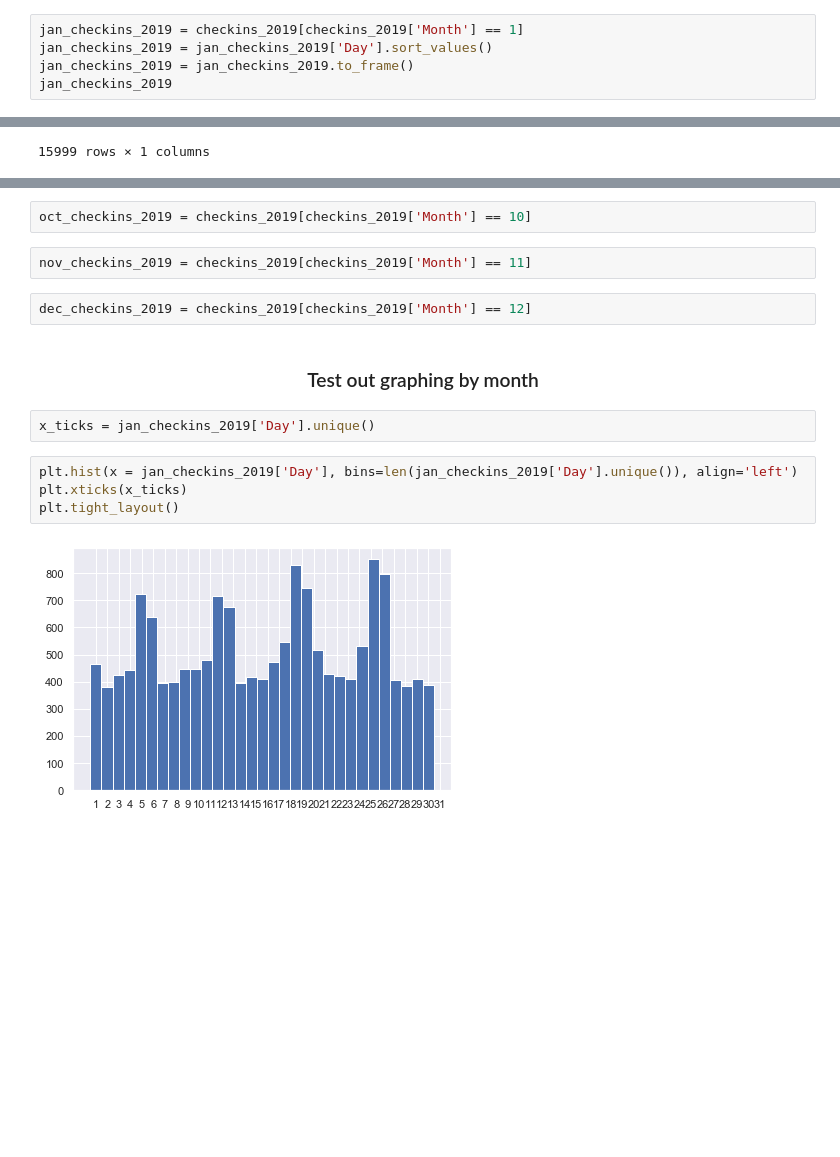
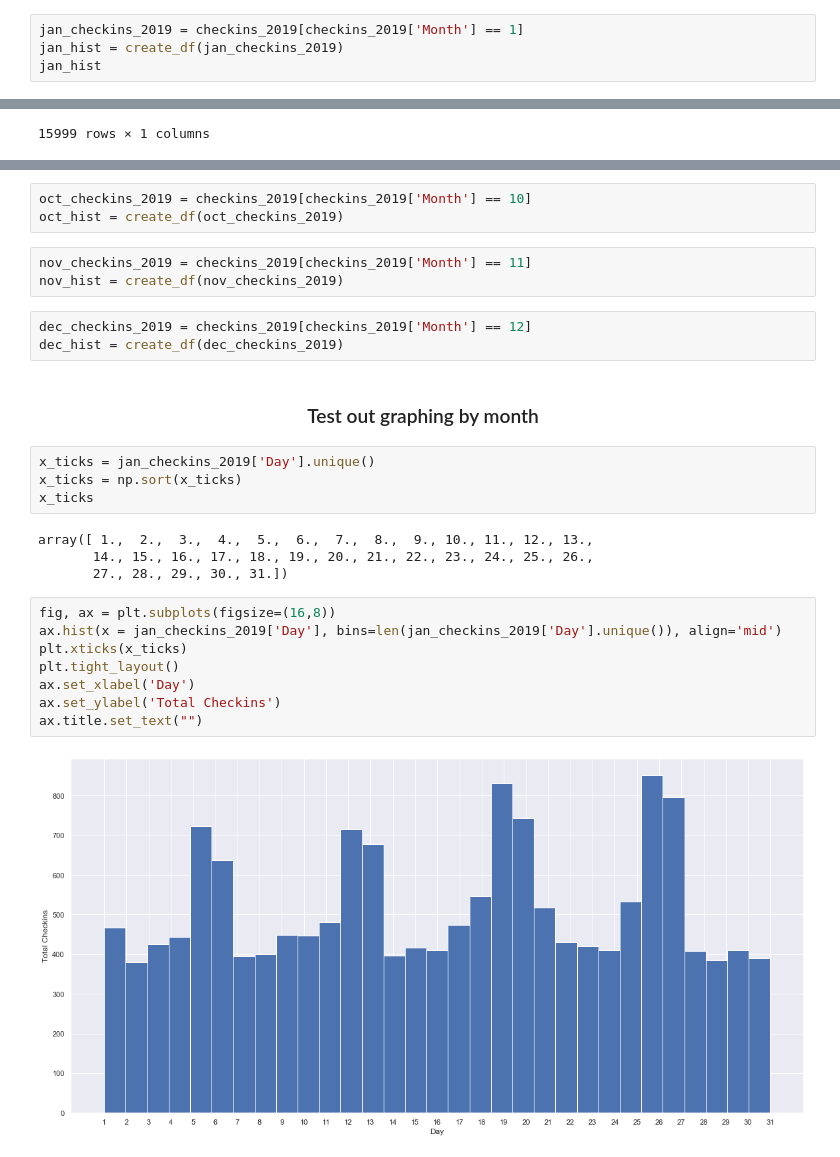
Before and after one commit to egitit/Yelp_Business_Check-ins_and_The-Weather, a Jupyter notebook: yelp_checkin_eda.ipynb, the cells around one changed output, grey strips where cells are left out. Saved outputs shown, nothing was run; the diff lists cells and outputs as text; blank space fills up the shorter version.

```diff
--- a/yelp_checkin_eda.ipynb
+++ b/yelp_checkin_eda.ipynb
@@ -505,8 +379,7 @@ checkins_2019
 # %%
 jan_checkins_2019 = checkins_2019[checkins_2019['Month'] == 1]
-jan_checkins_2019 = jan_checkins_2019['Day'].sort_values()
-jan_checkins_2019 = jan_checkins_2019.to_frame()
-jan_checkins_2019
+jan_hist = create_df(jan_checkins_2019)
+jan_hist
 # %% [output]
 |  | Day |
 | 2182910 | 1.0 |
@@ -540,16 +436,29 @@ sept_checkins_2019 = checkins_2019[checkins_2019['Month'] == 9]
 # %%
 oct_checkins_2019 = checkins_2019[checkins_2019['Month'] == 10]
+oct_hist = create_df(oct_checkins_2019)
 # %%
 nov_checkins_2019 = checkins_2019[checkins_2019['Month'] == 11]
+nov_hist = create_df(nov_checkins_2019)
 # %%
 dec_checkins_2019 = checkins_2019[checkins_2019['Month'] == 12]
+dec_hist = create_df(dec_checkins_2019)
 # %% [markdown]
 ### <center> Test out graphing by month <center>
 # %%
 x_ticks = jan_checkins_2019['Day'].unique()
+x_ticks = np.sort(x_ticks)
+x_ticks
+# %% [output]
+array([ 1.,  2.,  3.,  4.,  5.,  6.,  7.,  8.,  9., 10., 11., 12., 13.,
+       14., 15., 16., 17., 18., 19., 20., 21., 22., 23., 24., 25., 26.,
+       27., 28., 29., 30., 31.])
 # %%
-plt.hist(x = jan_checkins_2019['Day'], bins=len(jan_checkins_2019['Day'].unique()), align='left')
+fig, ax = plt.subplots(figsize=(16,8))
+ax.hist(x = jan_checkins_2019['Day'], bins=len(jan_checkins_2019['Day'].unique()), align='mid')
 plt.xticks(x_ticks)
 plt.tight_layout()
+ax.set_xlabel('Day')
+ax.set_ylabel('Total Checkins')
+ax.title.set_text("")
 # %% [output]
-[figure, old version]
+[figure, new version]
```
Also changed, not shown: parts of 58 cells of this notebook, 2 other files.
